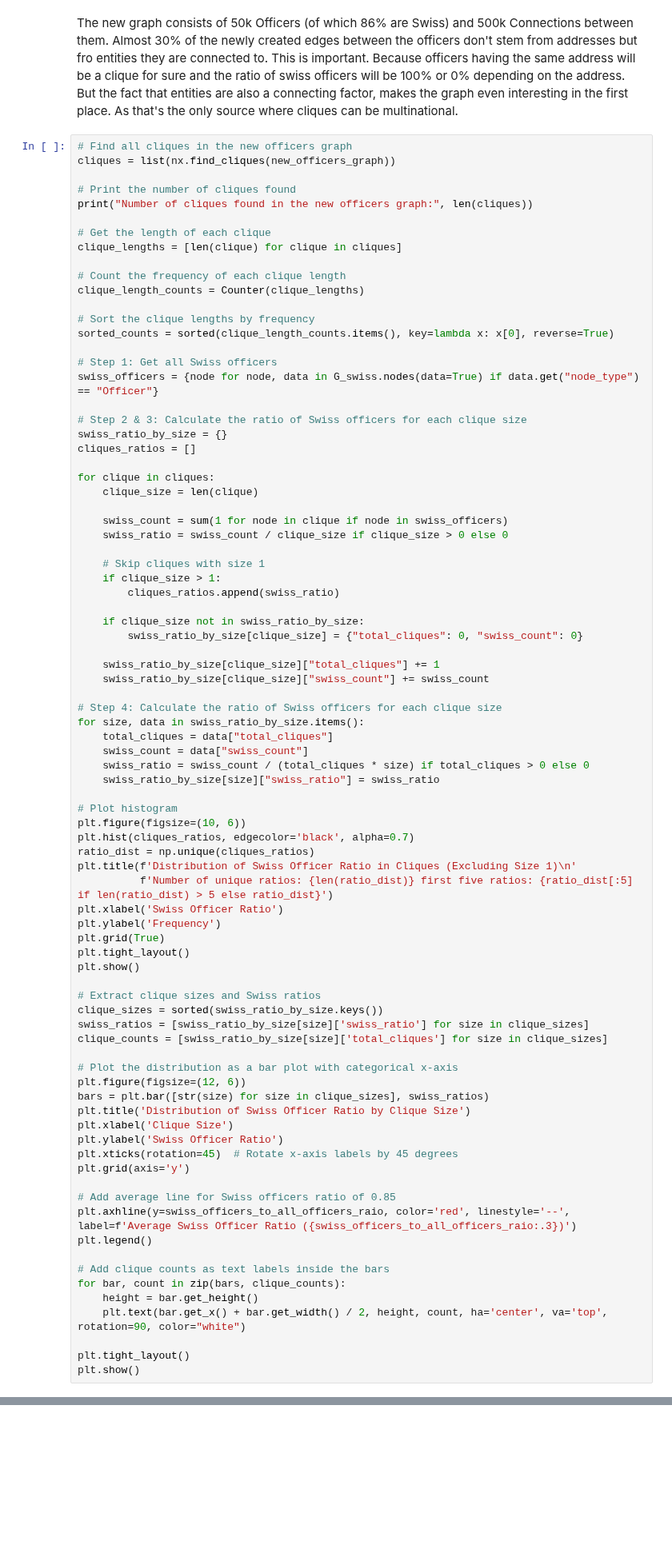
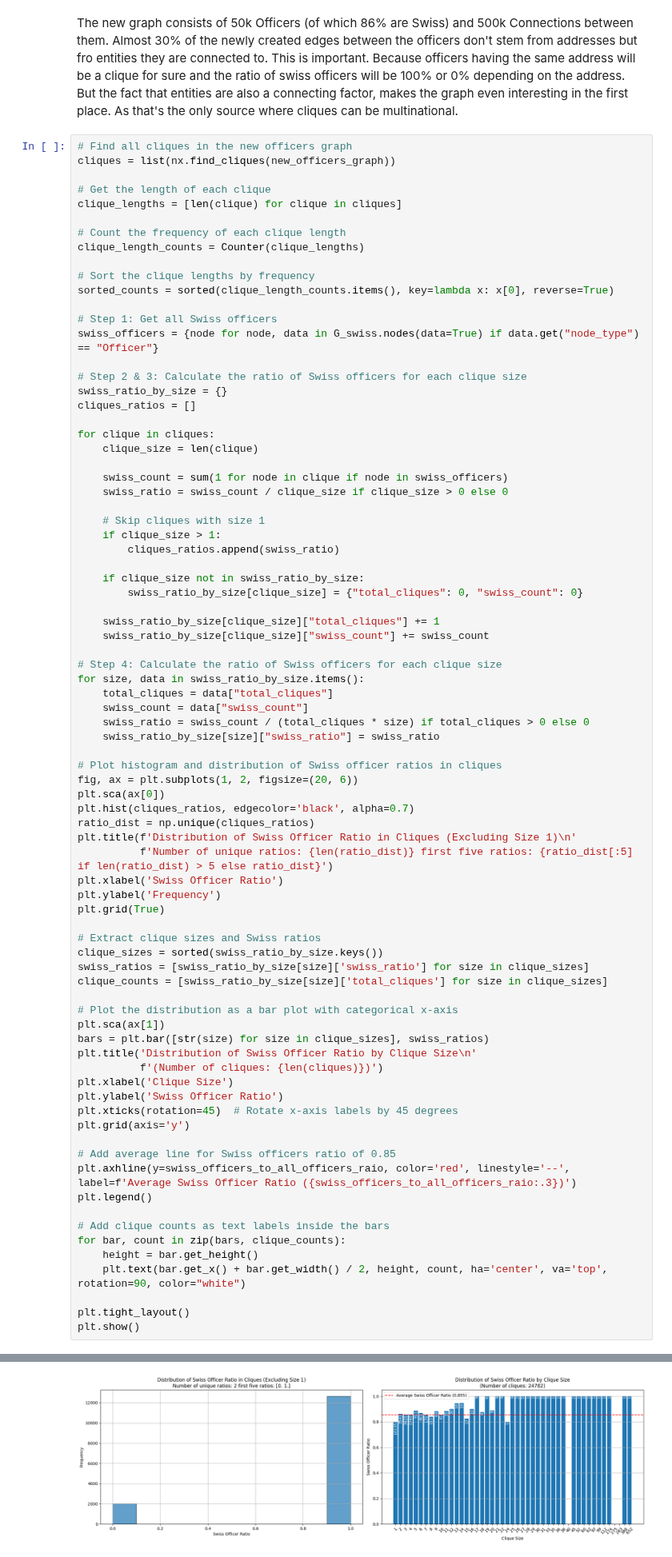
Before and after one commit to gabrieltorresgamez/fhnw-san-project, a Jupyter notebook: 99-Swiss officer ratios.ipynb, the cells around one changed output, grey strips where cells are left out. Shown at 80% size. Cells and saved outputs as stored; diff of their text form; blank space fills up the shorter version.

Commit message:
Merged plots

```diff
--- a/99-Swiss officer ratios.ipynb
+++ b/99-Swiss officer ratios.ipynb
@@ -167,9 +167,6 @@ The new graph consists of 50k Officers (of which 86% are Swiss) and 500k Connect
 # %%
 # Find all cliques in the new officers graph
 cliques = list(nx.find_cliques(new_officers_graph))
-
-# Print the number of cliques found
-print("Number of cliques found in the new officers graph:", len(cliques))
 
 # Get the length of each clique
 clique_lengths = [len(clique) for clique in cliques]
@@ -210,8 +207,9 @@ for size, data in swiss_ratio_by_size.items():
     swiss_ratio = swiss_count / (total_cliques * size) if total_cliques > 0 else 0
     swiss_ratio_by_size[size]["swiss_ratio"] = swiss_ratio
 
-# Plot histogram
-plt.figure(figsize=(10, 6))
+# Plot histogram and distribution of Swiss officer ratios in cliques
+fig, ax = plt.subplots(1, 2, figsize=(20, 6))
+plt.sca(ax[0])
 plt.hist(cliques_ratios, edgecolor='black', alpha=0.7)
 ratio_dist = np.unique(cliques_ratios)
 plt.title(f'Distribution of Swiss Officer Ratio in Cliques (Excluding Size 1)\n'
@@ -219,8 +217,6 @@ plt.title(f'Distribution of Swiss Officer Ratio in Cliques (Excluding Size 1)\n'
 plt.xlabel('Swiss Officer Ratio')
 plt.ylabel('Frequency')
 plt.grid(True)
-plt.tight_layout()
-plt.show()
 
 # Extract clique sizes and Swiss ratios
 clique_sizes = sorted(swiss_ratio_by_size.keys())
@@ -228,9 +224,10 @@ swiss_ratios = [swiss_ratio_by_size[size]['swiss_ratio'] for size in clique_size
 clique_counts = [swiss_ratio_by_size[size]['total_cliques'] for size in clique_sizes]
 
 # Plot the distribution as a bar plot with categorical x-axis
-plt.figure(figsize=(12, 6))
+plt.sca(ax[1])
 bars = plt.bar([str(size) for size in clique_sizes], swiss_ratios)
-plt.title('Distribution of Swiss Officer Ratio by Clique Size')
+plt.title('Distribution of Swiss Officer Ratio by Clique Size\n'
+          f'(Number of cliques: {len(cliques)})')
 plt.xlabel('Clique Size')
 plt.ylabel('Swiss Officer Ratio')
 plt.xticks(rotation=45)  # Rotate x-axis labels by 45 degrees
@@ -252,3 +249,4 @@ NameError: name 'nx' is not defined
+[figure, added]
 # %% [markdown]
 Cliques are always swiss or not. And the rest of the cliques must most likely always be from a single country.
 
```
Also changed, not shown: parts of 1 cell of this notebook.
